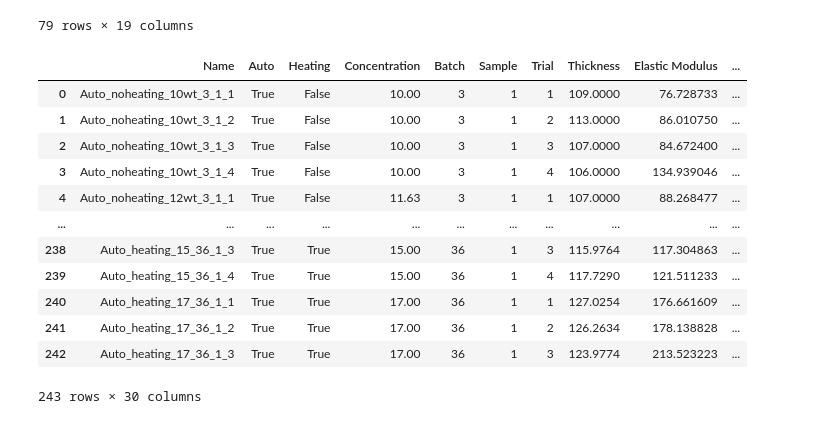
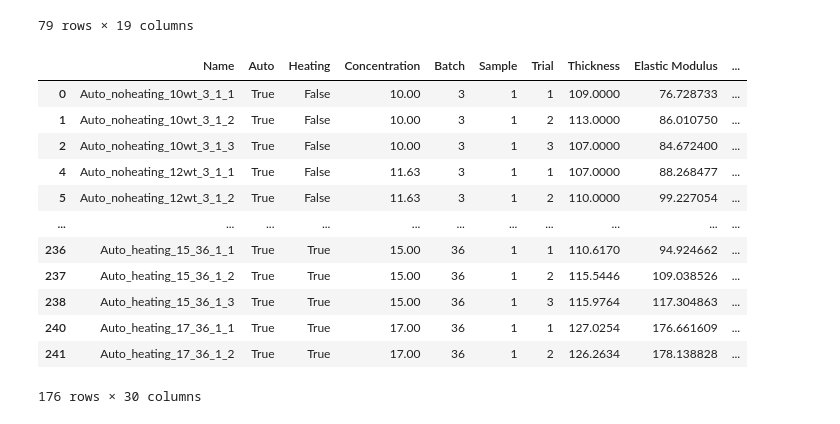
Before and after one commit to Toniaac/hte-data-processing, a Jupyter notebook: Active Learning.ipynb, the cells around one changed output. Saved outputs shown, nothing was run; the diff lists cells and outputs as text; code cells hidden in the pictures.

```diff
--- a/Active Learning.ipynb
+++ b/Active Learning.ipynb
@@ -62,34 +95,34 @@ df_parameters
 # %%
 # merge the two dataframes on Auto, Heating, Concentration, Batch, Sample
 data = pd.merge(df, df_parameters, on=['Auto', 'Heating', 'Concentration', 'Batch', 'Sample'])
 # only keep Fit = True
-#data = data[data['Fit'] == True]
+data = data[data['Fit'] == True]
 # heating
 # data = data[data['Heating'] == False]
 # Coupon-to-Bath Wait Time (min)
 # data = data[data['Coupon-to-Bath Wait Time (min)'] == 0]
 #data = data[data['Auto'] == True]
 #only show date after 2024-10-16
 #data = data[data['Date'] > '2024-09-20']
 #data = data[data['Relative Humidity'] > 49]
 # only take batch 31, 33, 34, 35
 #data = data[data['Batch'].isin([31, 33, 34, 35, 36])]
 
 data
 # %% [output]
 |  | Name | Auto | Heating | Concentration | Batch | Sample | Trial | Thickness | Elastic Modulus | ... |
 | 0 | Auto_noheating_10wt_3_1_1 | True | False | 10.00 | 3 | 1 | 1 | 109.0000 | 76.728733 | ... |
 | 1 | Auto_noheating_10wt_3_1_2 | True | False | 10.00 | 3 | 1 | 2 | 113.0000 | 86.010750 | ... |
 | 2 | Auto_noheating_10wt_3_1_3 | True | False | 10.00 | 3 | 1 | 3 | 107.0000 | 84.672400 | ... |
-| 3 | Auto_noheating_10wt_3_1_4 | True | False | 10.00 | 3 | 1 | 4 | 106.0000 | 134.939046 | ... |
 | 4 | Auto_noheating_12wt_3_1_1 | True | False | 11.63 | 3 | 1 | 1 | 107.0000 | 88.268477 | ... |
+| 5 | Auto_noheating_12wt_3_1_2 | True | False | 11.63 | 3 | 1 | 2 | 110.0000 | 99.227054 | ... |
 | ... | ... | ... | ... | ... | ... | ... | ... | ... | ... | ... |
+| 236 | Auto_heating_15_36_1_1 | True | True | 15.00 | 36 | 1 | 1 | 110.6170 | 94.924662 | ... |
+| 237 | Auto_heating_15_36_1_2 | True | True | 15.00 | 36 | 1 | 2 | 115.5446 | 109.038526 | ... |
 | 238 | Auto_heating_15_36_1_3 | True | True | 15.00 | 36 | 1 | 3 | 115.9764 | 117.304863 | ... |
-| 239 | Auto_heating_15_36_1_4 | True | True | 15.00 | 36 | 1 | 4 | 117.7290 | 121.511233 | ... |
 | 240 | Auto_heating_17_36_1_1 | True | True | 17.00 | 36 | 1 | 1 | 127.0254 | 176.661609 | ... |
 | 241 | Auto_heating_17_36_1_2 | True | True | 17.00 | 36 | 1 | 2 | 126.2634 | 178.138828 | ... |
-| 242 | Auto_heating_17_36_1_3 | True | True | 17.00 | 36 | 1 | 3 | 123.9774 | 213.523223 | ... |
-243 rows × 30 columns
+176 rows × 30 columns
 # %%
 # Group by the specified columns and calculate mean and std for the required properties
 data_grouped = data.groupby(['Auto', 'Heating', 'Concentration', 'Batch', 'Sample']).agg({
```
Also changed, not shown: parts of 17 cells of this notebook.
